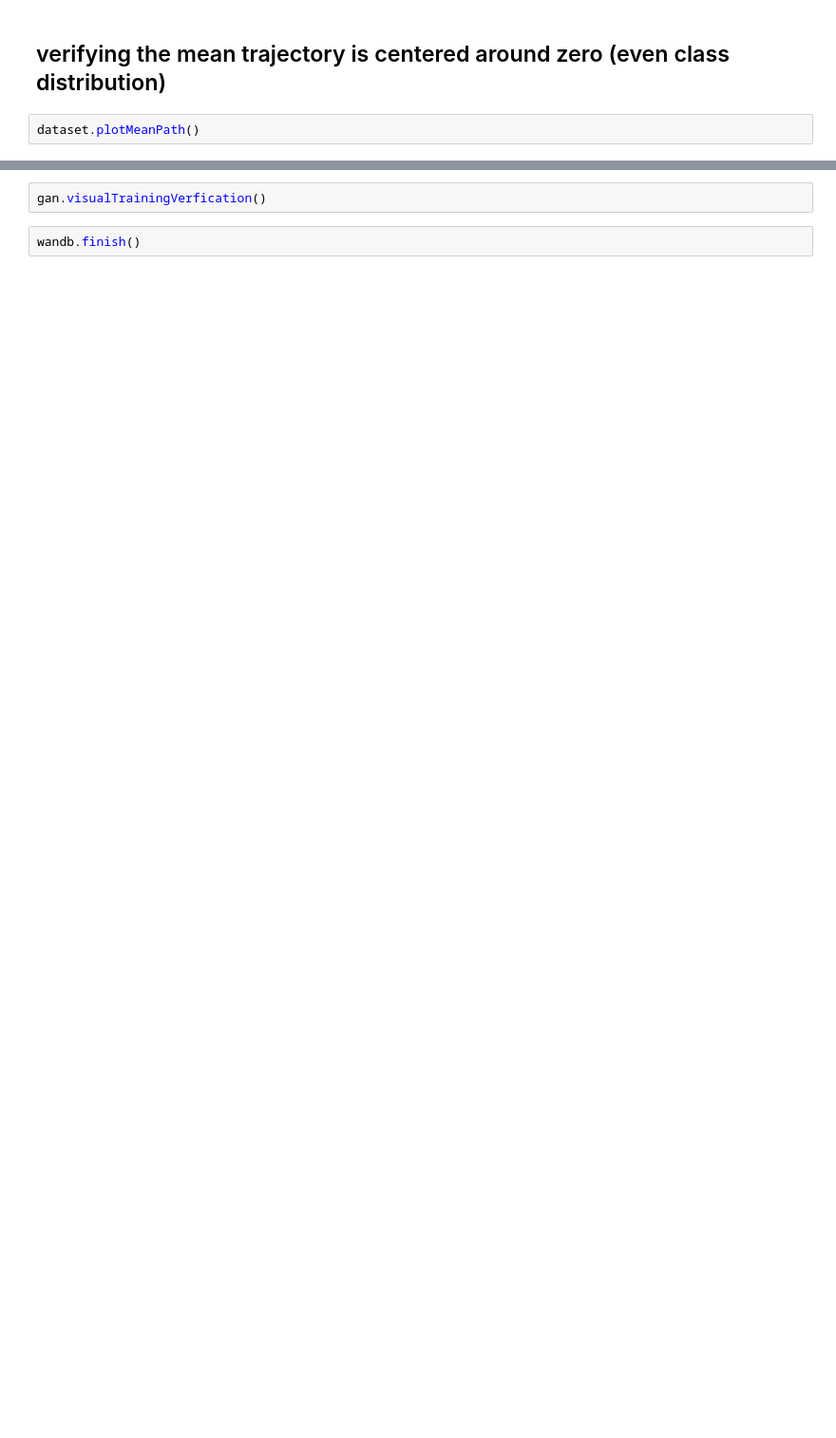
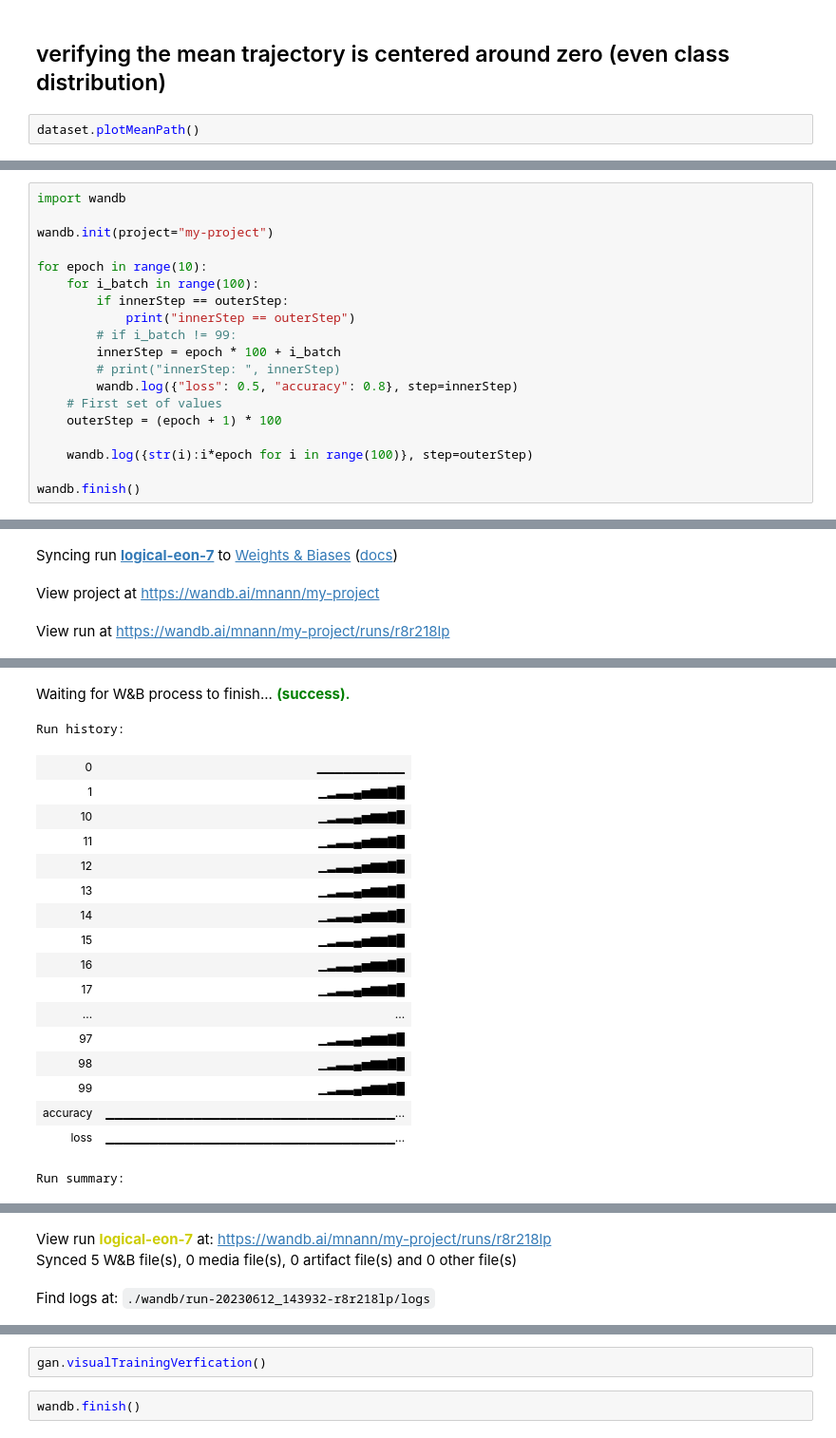
Before and after one commit to matt-nann/AuthenticCursor, a Jupyter notebook: mouseGAN.ipynb, the cells around one changed output, grey strips where cells are left out. Shown at 95% size. Saved outputs shown, nothing was run; the diff lists cells and outputs as text; blank space fills up the shorter version.

```diff
--- a/mouseGAN.ipynb
+++ b/mouseGAN.ipynb
@@ -99,0 +136,20 @@ wandb.finish()
+# %%
+import wandb
+
+wandb.init(project="my-project")
+
+for epoch in range(10):
+    for i_batch in range(100):
+        if innerStep == outerStep:
+            print("innerStep == outerStep")
+        # if i_batch != 99:
+        innerStep = epoch * 100 + i_batch
+        # print("innerStep: ", innerStep)
+        wandb.log({"loss": 0.5, "accuracy": 0.8}, step=innerStep)
+    # First set of values
+    outerStep = (epoch + 1) * 100
+
+    wandb.log({str(i):i*epoch for i in range(100)}, step=outerStep)
+
+wandb.finish()
+# %% [output]
@@ -99,0 +158,3 @@ wandb.finish()
+Syncing run logical-eon-7 to Weights & Biases (docs)
+View project at https://wandb.ai/mnann/my-project
+View run at https://wandb.ai/mnann/my-project/runs/r8r218lp
@@ -99,0 +178,19 @@ wandb.finish()
+Waiting for W&B process to finish... (success).
+Run history:
+| 0 | ▁▁▁▁▁▁▁▁▁▁ |
+| 1 | ▁▂▃▃▄▅▆▆▇█ |
+| 10 | ▁▂▃▃▄▅▆▆▇█ |
+| 11 | ▁▂▃▃▄▅▆▆▇█ |
+| 12 | ▁▂▃▃▄▅▆▆▇█ |
+| 13 | ▁▂▃▃▄▅▆▆▇█ |
+| 14 | ▁▂▃▃▄▅▆▆▇█ |
+| 15 | ▁▂▃▃▄▅▆▆▇█ |
+| 16 | ▁▂▃▃▄▅▆▆▇█ |
+| 17 | ▁▂▃▃▄▅▆▆▇█ |
+| ... | ... |
+| 97 | ▁▂▃▃▄▅▆▆▇█ |
+| 98 | ▁▂▃▃▄▅▆▆▇█ |
+| 99 | ▁▂▃▃▄▅▆▆▇█ |
+| accuracy | ▁▁▁▁▁▁▁▁▁▁▁▁▁▁▁▁▁▁▁▁▁▁▁▁▁▁▁▁▁▁▁▁▁... |
+| loss | ▁▁▁▁▁▁▁▁▁▁▁▁▁▁▁▁▁▁▁▁▁▁▁▁▁▁▁▁▁▁▁▁▁... |
+Run summary:
@@ -99,0 +213,3 @@ wandb.finish()
+View run logical-eon-7 at: https://wandb.ai/mnann/my-project/runs/r8r218lp
+Synced 5 W&B file(s), 0 media file(s), 0 artifact file(s) and 0 other file(s)
+Find logs at: ./wandb/run-20230612_143932-r8r218lp/logs
```
Also changed, not shown: parts of 12 cells of this notebook, 2 other files.
